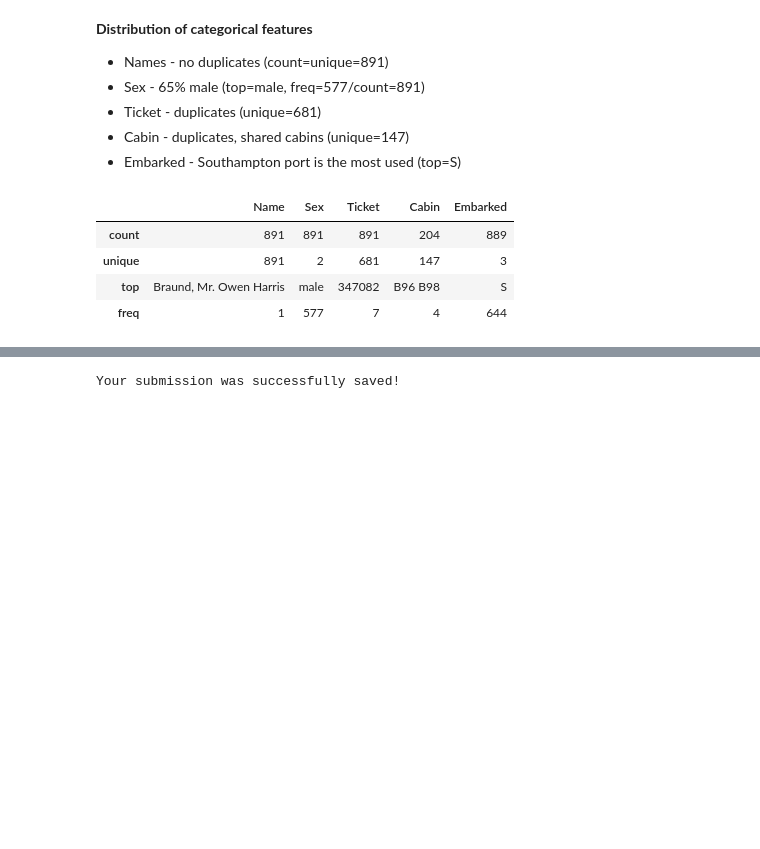
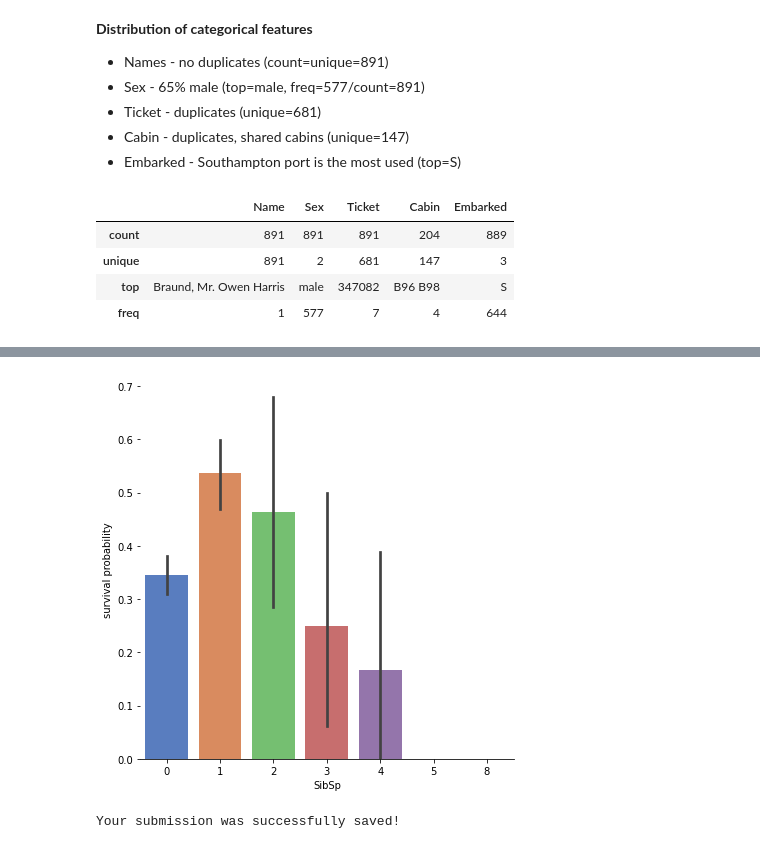
Before and after one commit to lucasnbarros/titanic-machine-learning-from-disaster, a Jupyter notebook: titanic-machine-learning-from-disaster.ipynb, the cells around one changed output, grey strips where cells are left out. Saved outputs shown, nothing was run; the diff lists cells and outputs as text; code cells hidden in the pictures; blank space fills up the shorter version.

```diff
--- a/titanic-machine-learning-from-disaster.ipynb
+++ b/titanic-machine-learning-from-disaster.ipynb
@@ -233,3 +227,11 @@ props.plot(kind='bar', stacked='True')
+# %%
+# Explore SibSp feature vs Survived
+g = sns.catplot(x="SibSp",y="Survived",data=train_df,kind="bar", size = 6 ,
+palette = "muted")
+g.despine(left=True)
+g = g.set_ylabels("survival probability")
+# %% [output]
+[figure, added]
 # %%
 y = train_df["Survived"]
 
```
Also changed, not shown: parts of 21 cells of this notebook.
